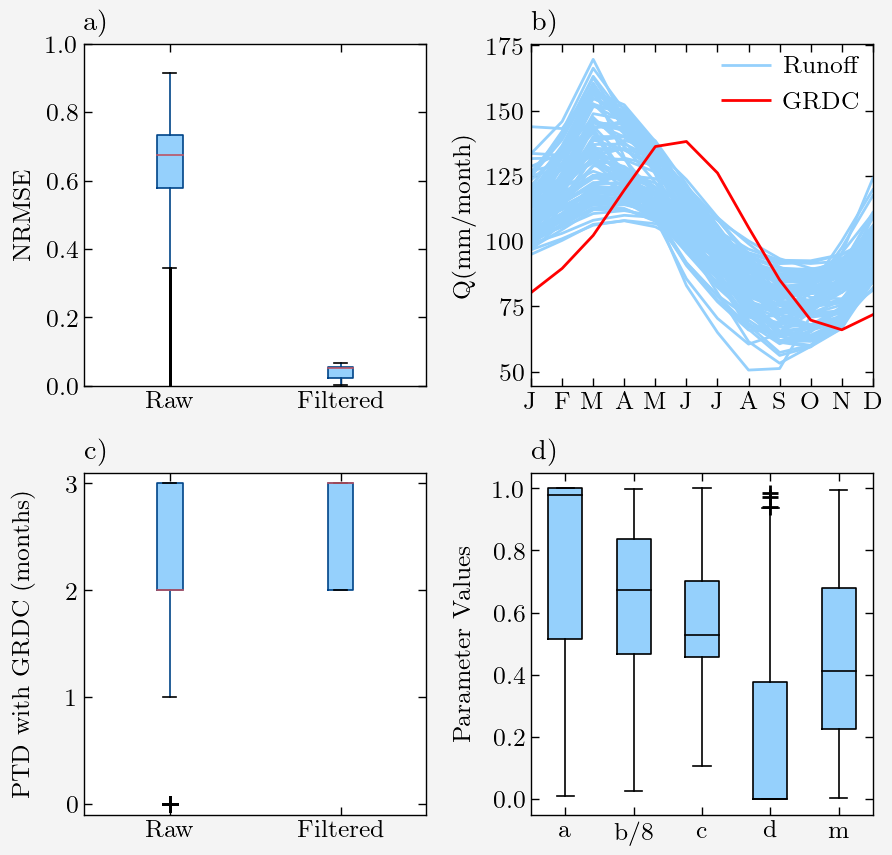
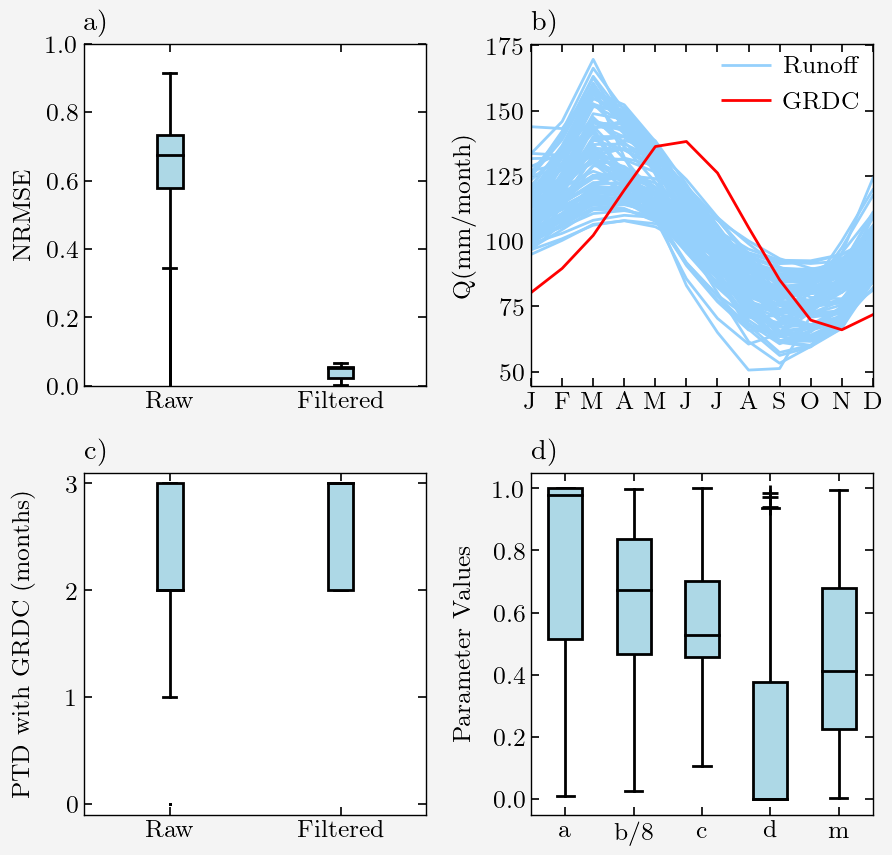
Code edit (unified diff) that turned the first committed figure into the second:
--- before
+++ after
@@ -37,5 +37,21 @@
 
 #############################################################################################    
+import matplotlib as mpl
+import scienceplots
 plt.style.use('science')
+
+def _mpl_boxplot(ax, data, labels, markersize=1):
+    values = [pd.to_numeric(data[label], errors='coerce').dropna().to_numpy() for label in labels]
+    return mpl.axes.Axes.boxplot(
+        ax,
+        values,
+        labels=labels,
+        patch_artist=True,
+        sym='+',
+        flierprops={'marker': '+', 'markersize': markersize},
+        boxprops={'facecolor': 'lightblue', 'edgecolor': 'black'},
+        medianprops={'color': 'black'},
+    )
+
 with plt.style.context(['science', 'high-contrast']):
     fig, axs = pplt.subplots(nrows=2, ncols=2,  share=0, journal='pnas2')
@@ -45,5 +61,5 @@
                             filter2_basin_annaul_RO[['Qannual_error']]], ignore_index=False, axis=1)     
     new_all_errors.columns = ['Raw','Filtered']
-    new_all_errors.boxplot(ax=ax,facecolor='light blue', sym='+', markersize=1)
+    _mpl_boxplot(ax, new_all_errors, ['Raw', 'Filtered'], markersize=1)
     ax.format(ylabel='NRMSE', abcstyle='a)',  grid=False,  titleloc='l')
     ax.set_ylim([0,1])
@@ -78,5 +94,5 @@
     new_all_peaktime.columns = ['Raw','Filtered']
     ax = axs[2]
-    new_all_peaktime.boxplot(ax=ax,facecolor='light blue', sym='+')
+    _mpl_boxplot(ax, new_all_peaktime, ['Raw', 'Filtered'], markersize=1)
     ax.set_ylim([-.1, 3.1])
     ax.format(ylabel='PTD with GRDC (months)', abcstyle='a)',  grid=False,  titleloc='l')
@@ -89,6 +105,13 @@
     params_abcd['b'] = params_abcd['b']/8
 
-    ax.boxplot(np.array(params_abcd) ,facecolor='light blue', sym='+')
-    ax.set_xticklabels(['a','b/8','c','d','m'])     
+    mpl.axes.Axes.boxplot(
+        ax,
+        np.array(params_abcd, dtype=float),
+        labels=['a','b/8','c','d','m'],
+        patch_artist=True,
+        sym='+',
+        boxprops={'facecolor': 'lightblue', 'edgecolor': 'black'},
+        medianprops={'color': 'black'},
+    )
     ax.format(ylabel='Parameter Values', abcstyle='a)',  grid=False ,  titleloc='l')  
     ax.minorticks_off()
@@ -98,4 +121,4 @@
 plt.tight_layout()   
 
-#dir_out = 'D:\\Xanthos-Repo\\figures\\'
+#dir_out = dir_out
 #plt.savefig(dir_out + "Figure-6.png", **SAVE_KWDS)  

Commit: updated